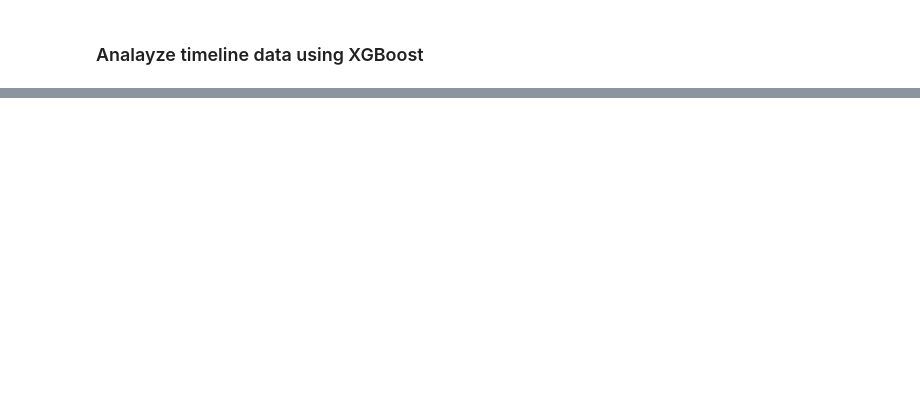
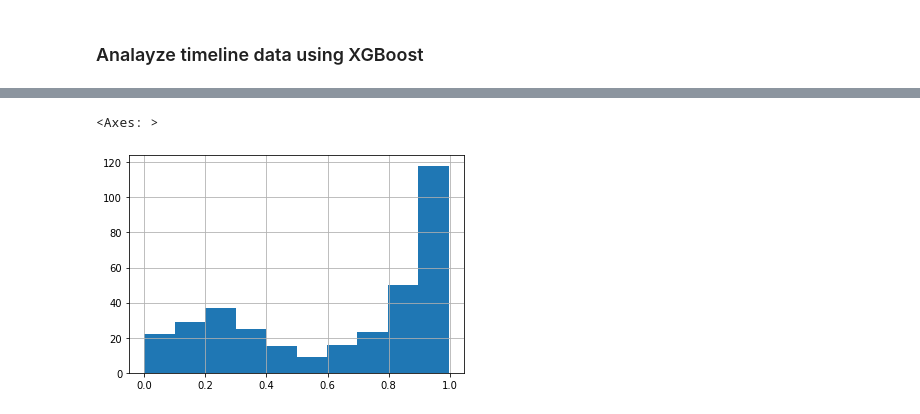
Before and after one commit to OmerSherer/DS_EmpowerView, a Jupyter notebook: ds_report/report_maker.ipynb, the cells around one changed output, grey strips where cells are left out. Cells and saved outputs as stored; diff of their text form; code cells hidden in the pictures; blank space fills up the shorter version.

```diff
--- a/ds_report/report_maker.ipynb
+++ b/ds_report/report_maker.ipynb
@@ -132,0 +231,5 @@ ValueError: ignored
+# %%
+gestures_class_clean['sad'].hist()
+# %% [output]
+<Axes: >
+[figure, added]
```
Also changed, not shown: parts of 36 cells of this notebook.
